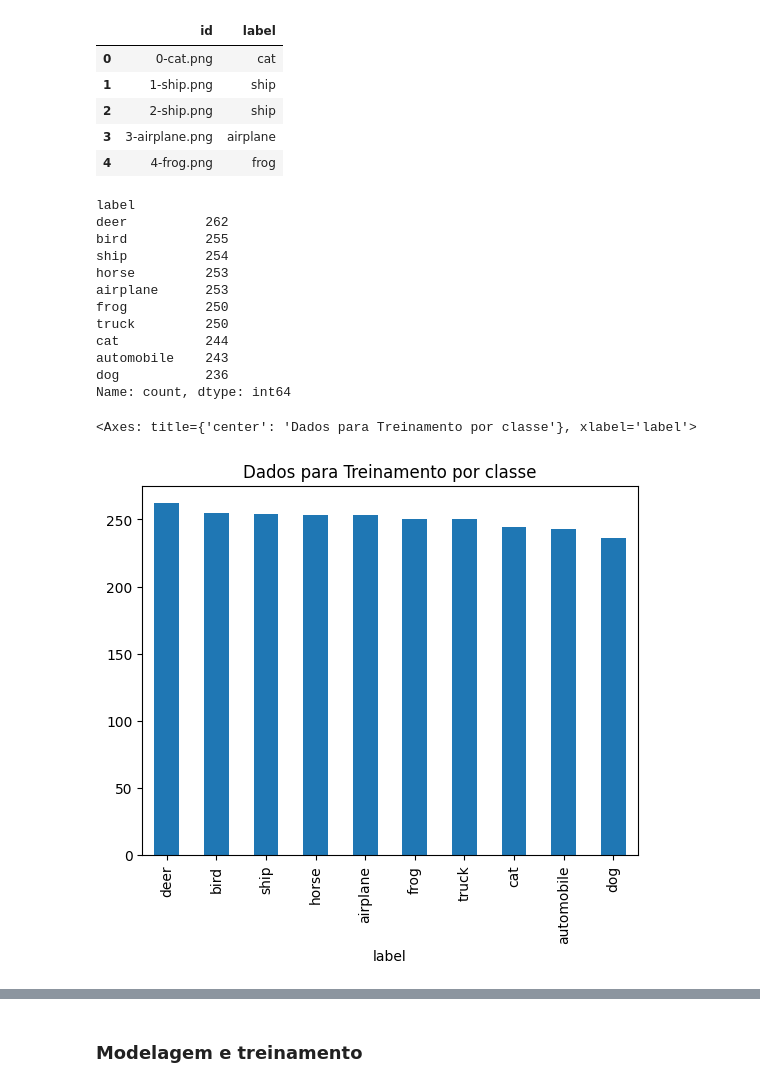
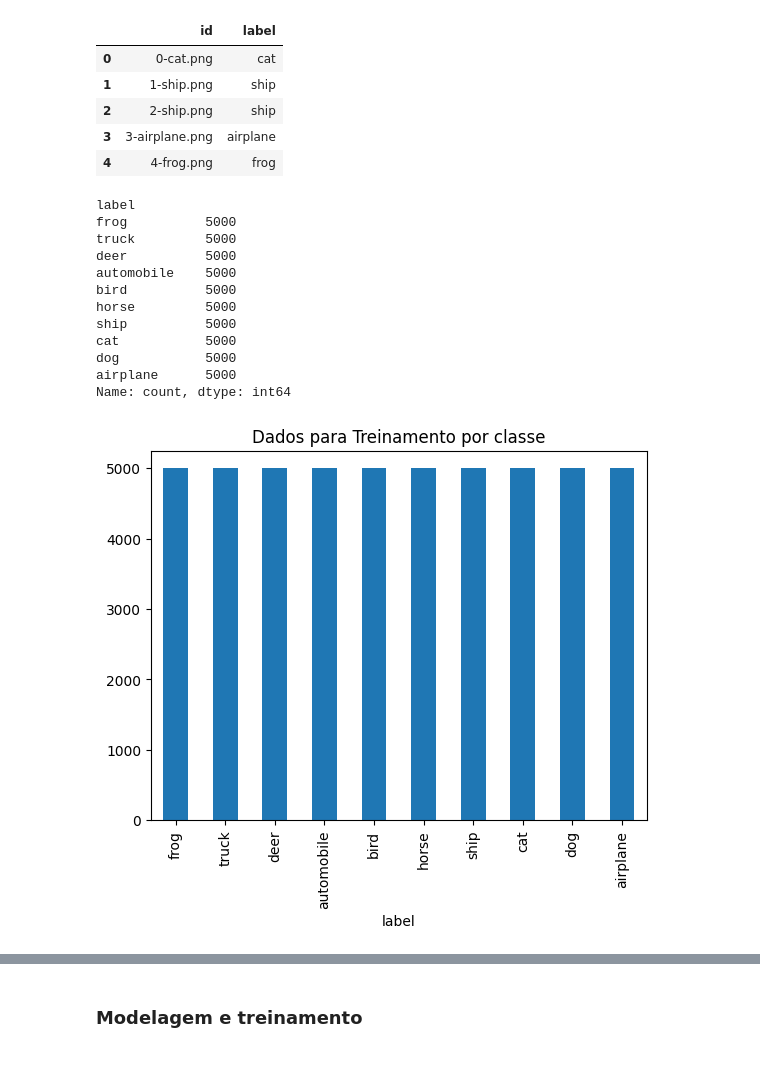
Before and after one commit to luis-rveiga/pucrj-cienciadadosanalytics, a Jupyter notebook: mvp-sprint-ii-machine-learning-analytics/deep-learning/mvp-sprint-ii-deep-learnig-final.ipynb, the cells around one changed output, grey strips where cells are left out. Cells and saved outputs as stored; diff of their text form; code cells hidden in the pictures.

```diff
--- a/mvp-sprint-ii-machine-learning-analytics/deep-learning/mvp-sprint-ii-deep-learnig-final.ipynb
+++ b/mvp-sprint-ii-machine-learning-analytics/deep-learning/mvp-sprint-ii-deep-learnig-final.ipynb
@@ -261,3 +251,8 @@ v_test_samples = 500 #X_test.shape[0]
+# %%
+# v_train_samples = 1000
+# v_test_samples = 200
+v_train_samples = X_train.shape[0]
+v_test_samples = X_test.shape[0]
 # %%
 train_samples = v_train_samples
 
@@ -289,21 +284,22 @@ test_df.head()
 | 3 | 3-airplane.png | airplane |
 | 4 | 4-frog.png | frog |
 # %%
-print((train_df['label']).value_counts())
-train_df['label'].value_counts().plot.bar(title='Dados para Treinamento por classe')
+# print((train_df['label']).value_counts())
+# train_df['label'].value_counts().plot.bar(title='Dados para Treinamento por classe')
+
+plot_dataset_class(train_df, 'Dados para Treinamento por classe')
 # %% [output]
 label
-deer          262
-bird          255
-ship          254
-horse         253
-airplane      253
-frog          250
-truck         250
-cat           244
-automobile    243
-dog           236
+frog          5000
+truck         5000
+deer          5000
+automobile    5000
+bird          5000
+horse         5000
+ship          5000
+cat           5000
+dog           5000
+airplane      5000
 Name: count, dtype: int64
-<Axes: title={'center': 'Dados para Treinamento por classe'}, xlabel='label'>
-[figure, old version]
+[figure, new version]
 # %%
```
Also changed, not shown: parts of 18 cells of this notebook.
